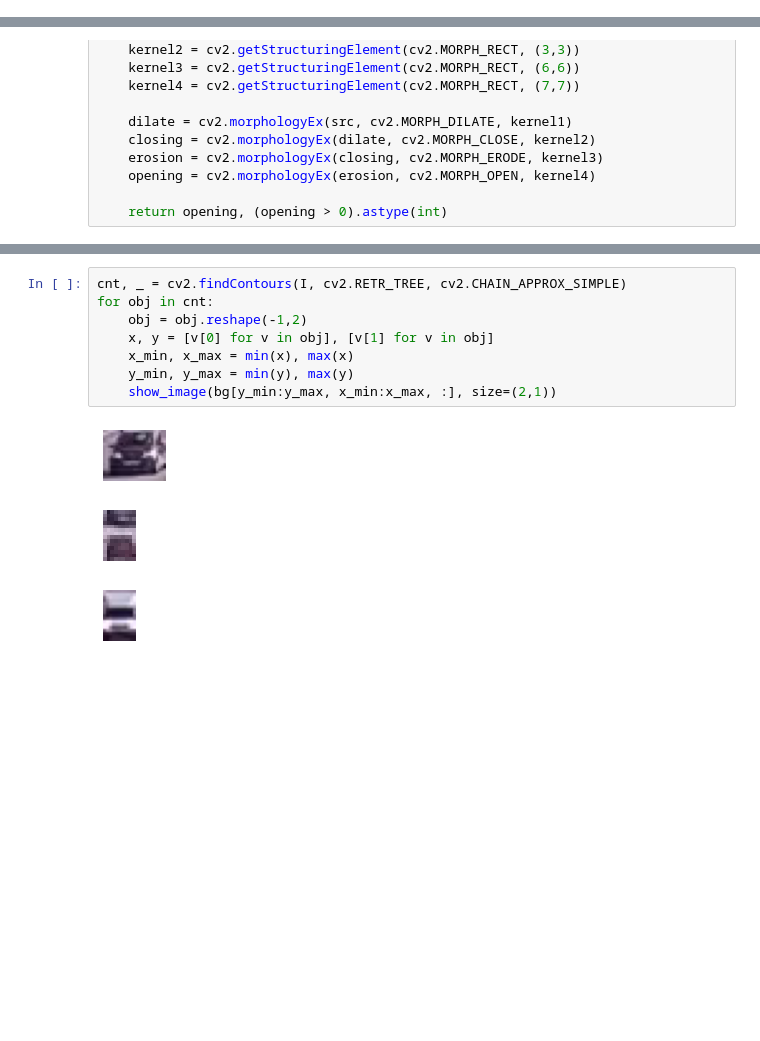
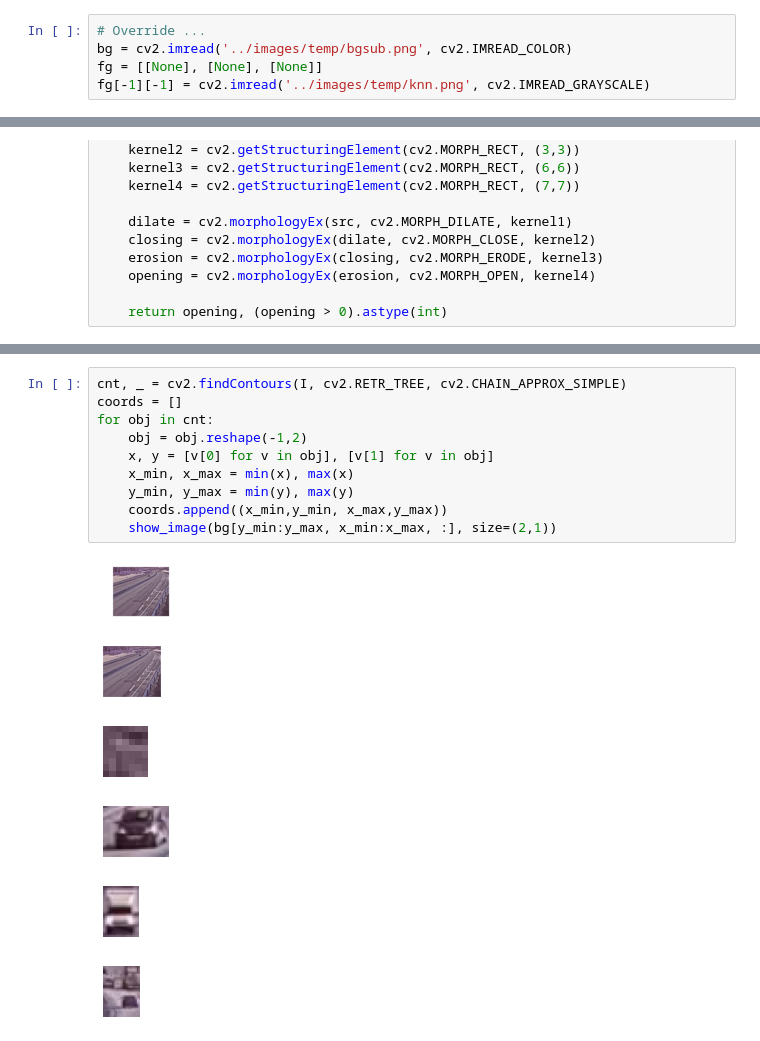
Before and after one commit to BerntA/CVEET, a Jupyter notebook: src/object-detection-bgsub.ipynb, the cells around one changed output, grey strips where cells are left out. Drawn from its saved outputs; the diff is of its cells as text; blank space fills up the shorter version.

```diff
--- a/src/object-detection-bgsub.ipynb
+++ b/src/object-detection-bgsub.ipynb
@@ -62,4 +65,9 @@ Processed Frame 129
 Stopped Video Stream
+# %%
+# Override ...
+bg = cv2.imread('../images/temp/bgsub.png', cv2.IMREAD_COLOR)
+fg = [[None], [None], [None]]
+fg[-1][-1] = cv2.imread('../images/temp/knn.png', cv2.IMREAD_GRAYSCALE)
 # %%
 show_image(bg)
 # %% [output]
@@ -98,12 +106,17 @@ show_image(t, size=(8,5))
 # %%
 cnt, _ = cv2.findContours(I, cv2.RETR_TREE, cv2.CHAIN_APPROX_SIMPLE)
+coords = []
 for obj in cnt:
     obj = obj.reshape(-1,2)
     x, y = [v[0] for v in obj], [v[1] for v in obj]
     x_min, x_max = min(x), max(x)
     y_min, y_max = min(y), max(y)
+    coords.append((x_min,y_min, x_max,y_max))
     show_image(bg[y_min:y_max, x_min:x_max, :], size=(2,1))
 # %% [output]
-[figure, old version]
+[figure, new version]
-[figure, old version]
+[figure, new version]
-[figure, old version]
+[figure, new version]
+[figure, added]
+[figure, added]
+[figure, added]
```
Also changed, not shown: parts of 7 cells of this notebook, 3 other files.
